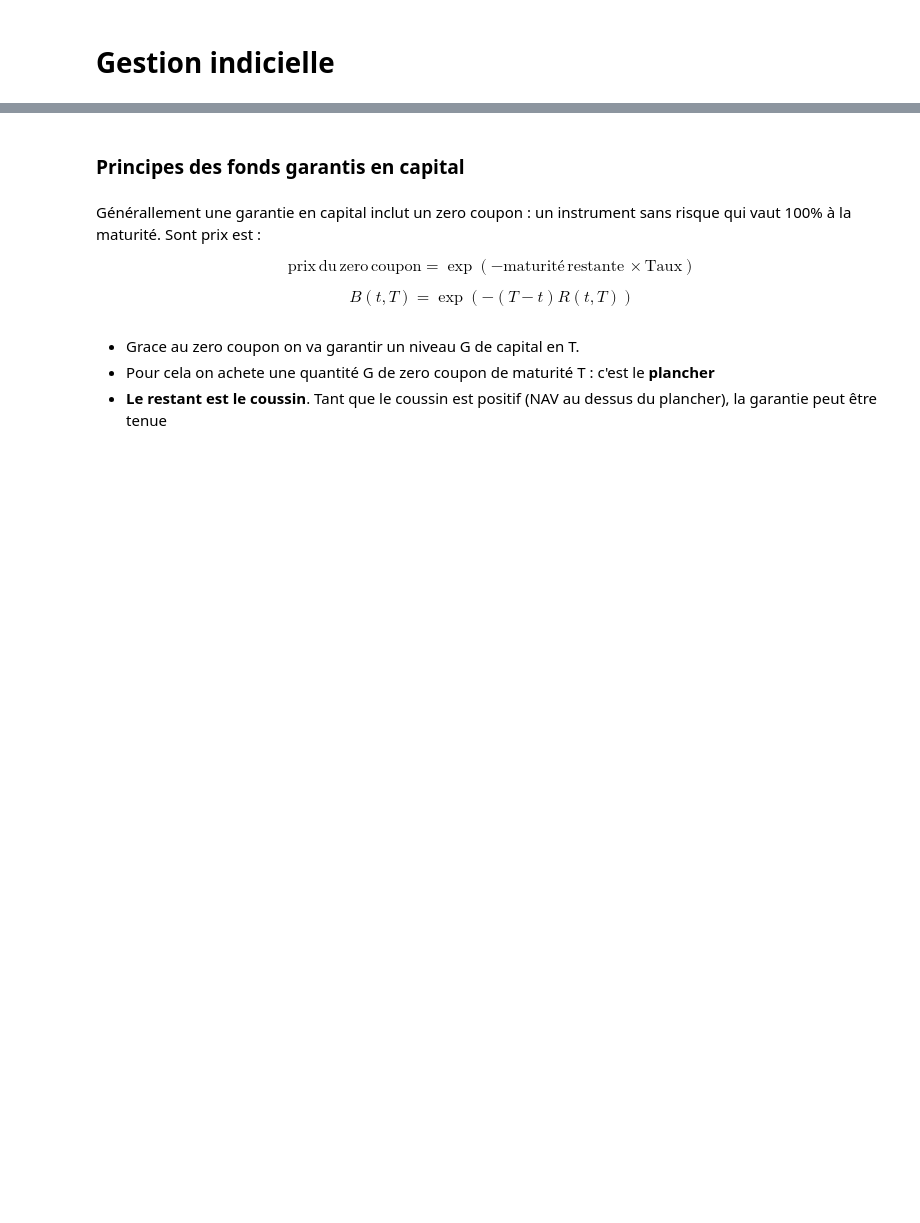
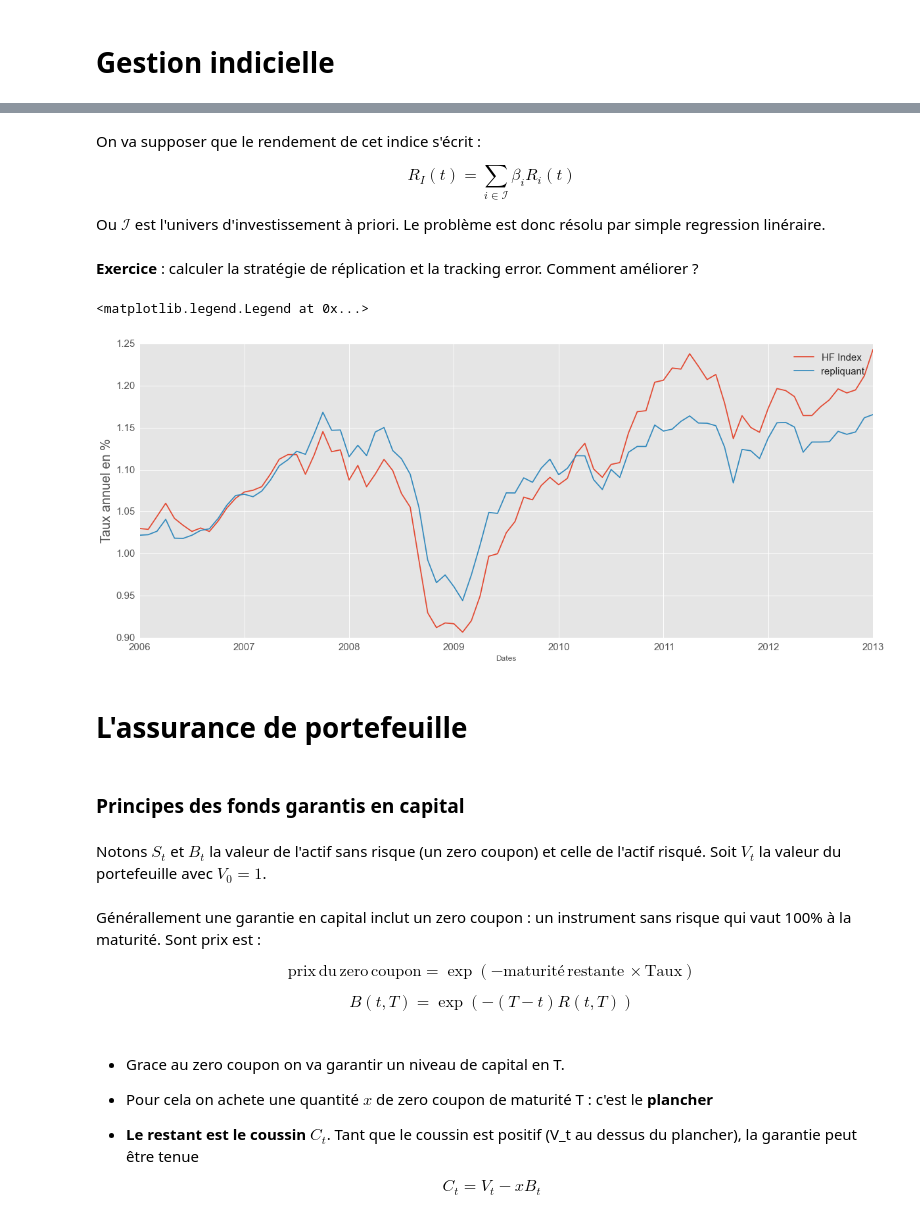
Before and after one commit to mathisshen/DIFIQ-Strategie-Quant, a Jupyter notebook: GQuant-2.ipynb, the cells around one changed output, grey strips where cells are left out. Saved outputs shown, nothing was run; the diff lists cells and outputs as text; code cells hidden in the pictures; blank space fills up the shorter version.

```diff
--- a/GQuant-2.ipynb
+++ b/GQuant-2.ipynb
@@ -20,5 +103,37 @@ La gestion indicelle est un type de gestion ou l'on doit battre un benchmark ou
+# %% [markdown]
+On va supposer que le rendement de cet indice s'écrit :
+
+$$R_I(t) = \sum_{i\in \mathcal{I}} \beta_i R_i(t) $$
+
+Ou $\mathcal{I}$ est l'univers d'investissement à priori. Le problème est donc résolu par simple regression linéraire.
+# %% [markdown]
+**Exercice** : calculer la stratégie de réplication et la tracking error. Comment améliorer ?
+# %%
+eonia = pd.read_csv("eonia.csv",sep=";",index_col=0, parse_dates=True,infer_datetime_format=True)
+eonia = eonia.loc[X.index]
+#calcul du pas de temps
+dt = pd.DataFrame(eonia.index[1:].values-eonia.index[:-1].values,columns={"dt"})
+#calcul du rendement de eonia, vaut 0 en date 0
+r_eonia =  np.array(eonia['EONIA Index'])*( np.hstack((dt["dt"].shift(-1).dt.days/365,1/365)))
+r_eonia = np.nan_to_num(r_eonia)
+
+
+track  = pd.DataFrame((hf+1).cumprod())
+track["repliquant"] = (X.dot((np.linalg.inv(X.T.dot(X)).dot(X.T.dot(hf))  ))+r_eonia+1).cumprod()
+track.plot()
+plt.ylabel('Taux annuel en %',fontsize=20)
+plt.yticks(fontsize=15)
+plt.xticks(fontsize=15)
+plt.legend(fontsize=15)
+# %% [output]
+<matplotlib.legend.Legend at 0x...>
+[figure, added]
+# %% [markdown]
+# L'assurance de portefeuille
 # %% [markdown]
 ### Principes des fonds  garantis en capital
+# %% [markdown]
+Notons $S_t$ et $B_t$ la valeur de l'actif sans risque (un zero coupon) et celle de l'actif risqué. Soit $V_t$ la valeur du portefeuille avec $V_0 = 1$.
 # %% [markdown]
 Générallement une garantie en capital inclut un zero coupon : un instrument sans risque qui vaut 100% à la maturité. Sont prix est :
 
@@ -26,6 +141,10 @@ $$\mathrm{prix \, du \, zero \,coupon} = \exp(-\mathrm{maturité \, restante\, \
 
 $$ B(t,T) = \exp(-(T-t)R(t,T))$$
 # %% [markdown]
-   * Grace au zero coupon on va garantir un niveau G de capital en T.
-   * Pour cela on achete  une quantité G de zero coupon de maturité T : c'est le **plancher**
-   * **Le restant est le coussin**. Tant que le coussin est positif (NAV au dessus du plancher), la garantie peut être tenue
+   * Grace au zero coupon on va garantir un niveau de capital en T.
+
+   * Pour cela on achete  une quantité $x$ de zero coupon de maturité T : c'est le **plancher**
+
+   * **Le restant est le coussin** $C_t$. Tant que le coussin est positif (V_t au dessus du plancher), la garantie peut être tenue
+
+   $$C_t = V_t-xB_t$$
```
Also changed, not shown: parts of 33 cells of this notebook, 1 other file.
